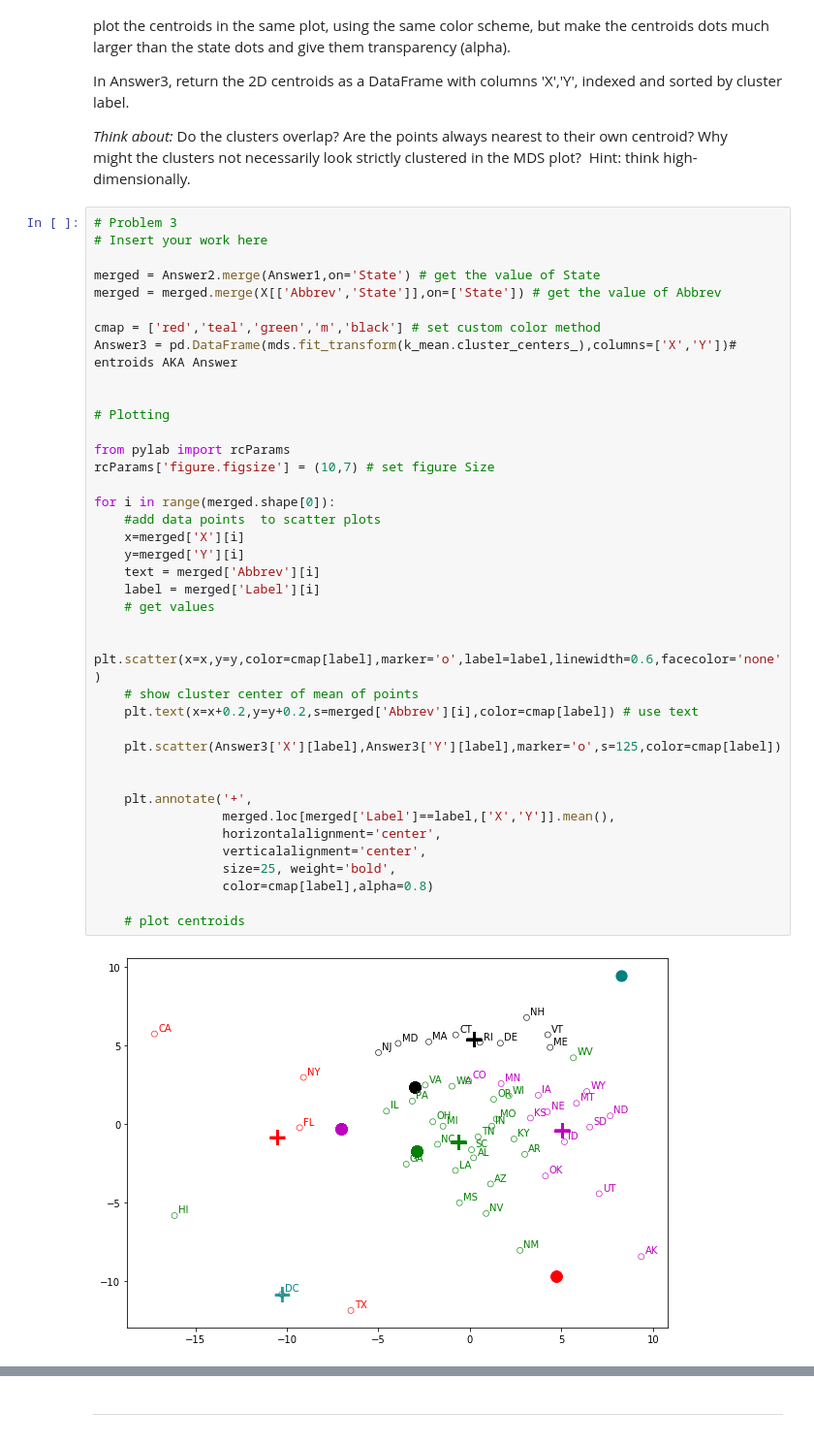
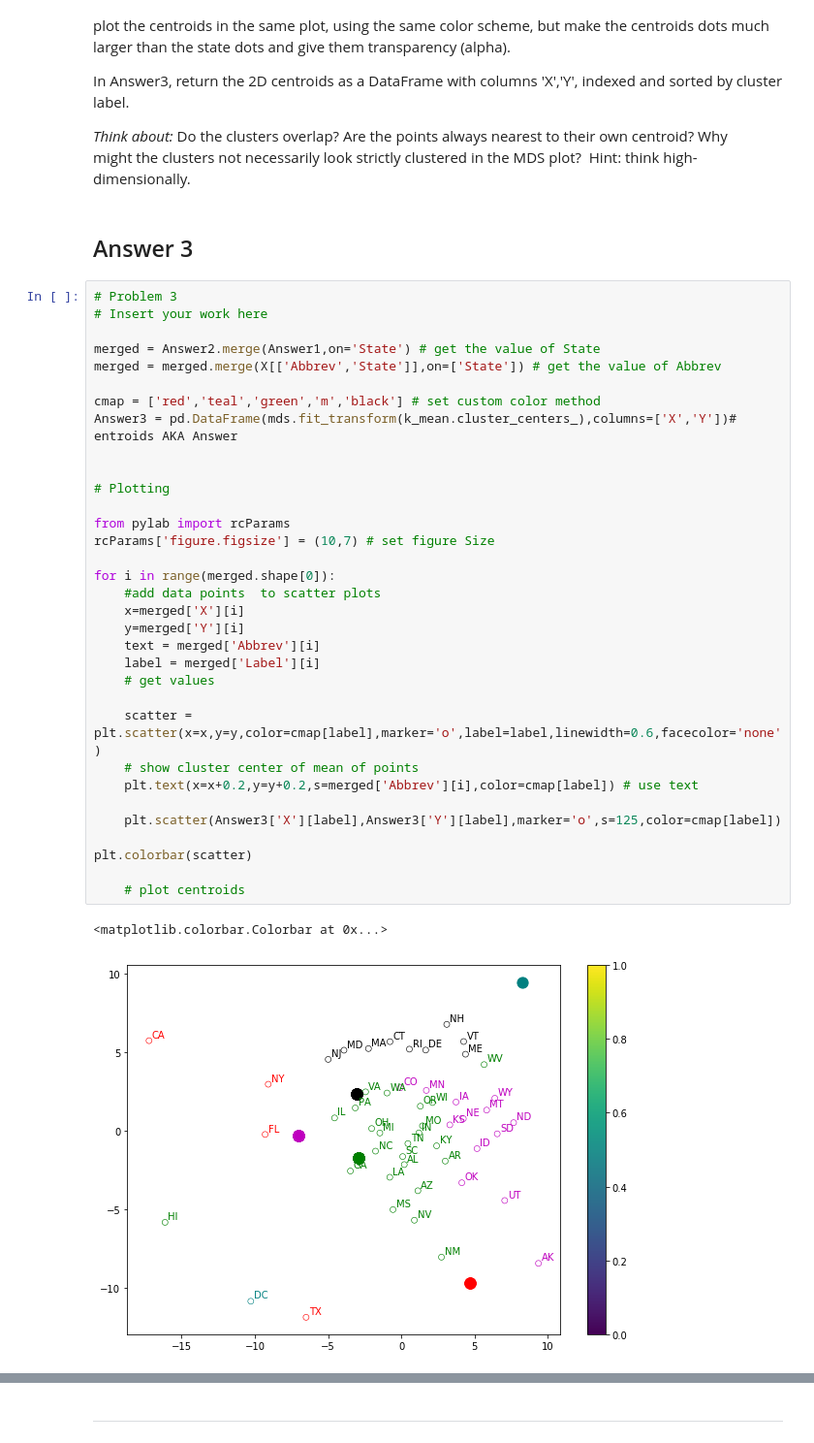
Before and after one commit to deshwalmahesh/Project-KMeans-MDS-Parallel-Coordinates, a Jupyter notebook: 5373488_1_homework07.ipynb, the cells around one changed output, grey strips where cells are left out. Shown at 97% size. Cells and saved outputs as stored; diff of their text form.

```diff
--- a/5373488_1_homework07.ipynb
+++ b/5373488_1_homework07.ipynb
@@ -145,44 +176,41 @@ Compute the 2D cluster centroids of the 2-dimensional X,Y data from MDS, and pl
 In Answer3, return the 2D centroids as a DataFrame with columns 'X','Y', indexed and sorted by cluster label.
 
 *Think about:* Do the clusters overlap? Are the points always nearest to their own centroid? Why might the clusters not necessarily look strictly clustered in the MDS plot?  Hint: think high-dimensionally.
+# %% [markdown]
+## Answer 3
 # %%
 # Problem 3
 # Insert your work here
 
 merged = Answer2.merge(Answer1,on='State') # get the value of State
 merged = merged.merge(X[['Abbrev','State']],on=['State']) # get the value of Abbrev
 
 cmap = ['red','teal','green','m','black'] # set custom color method
 Answer3 = pd.DataFrame(mds.fit_transform(k_mean.cluster_centers_),columns=['X','Y'])# entroids AKA Answer
 
 
 # Plotting
 
 from pylab import rcParams
 rcParams['figure.figsize'] = (10,7) # set figure Size
 
 for i in range(merged.shape[0]):
     #add data points  to scatter plots
     x=merged['X'][i]
     y=merged['Y'][i]
     text = merged['Abbrev'][i]
     label = merged['Label'][i]
     # get values
 
-    plt.scatter(x=x,y=y,color=cmap[label],marker='o',label=label,linewidth=0.6,facecolor='none')
+    scatter = plt.scatter(x=x,y=y,color=cmap[label],marker='o',label=label,linewidth=0.6,facecolor='none')
     # show cluster center of mean of points
     plt.text(x=x+0.2,y=y+0.2,s=merged['Abbrev'][i],color=cmap[label]) # use text
 
     plt.scatter(Answer3['X'][label],Answer3['Y'][label],marker='o',s=125,color=cmap[label])
 
-
-    plt.annotate('+',
-                 merged.loc[merged['Label']==label,['X','Y']].mean(),
-                 horizontalalignment='center',
-                 verticalalignment='center',
-                 size=25, weight='bold',
-                 color=cmap[label],alpha=0.8)
+plt.colorbar(scatter)
 
     # plot centroids
 # %% [output]
+<matplotlib.colorbar.Colorbar at 0x...>
-[figure, old version]
+[figure, new version]
```
Also changed, not shown: parts of 20 cells of this notebook.
